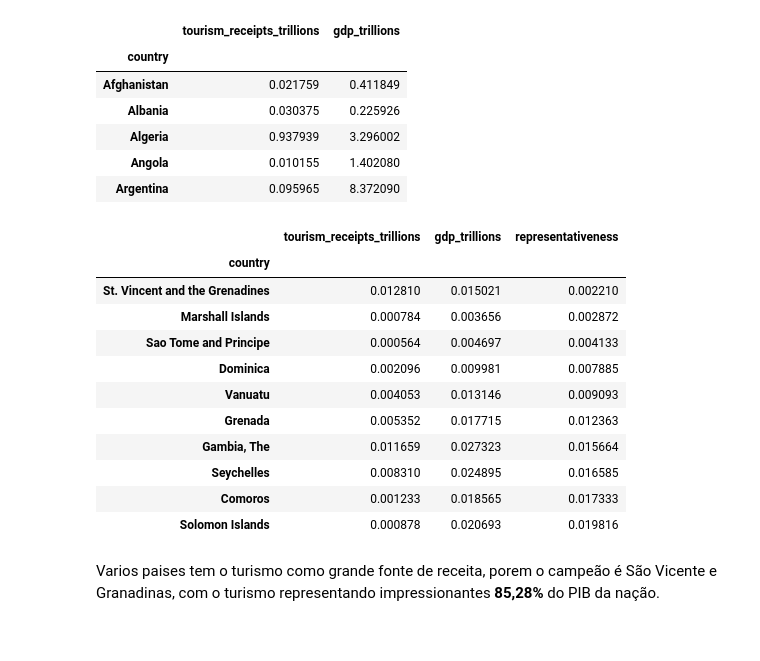
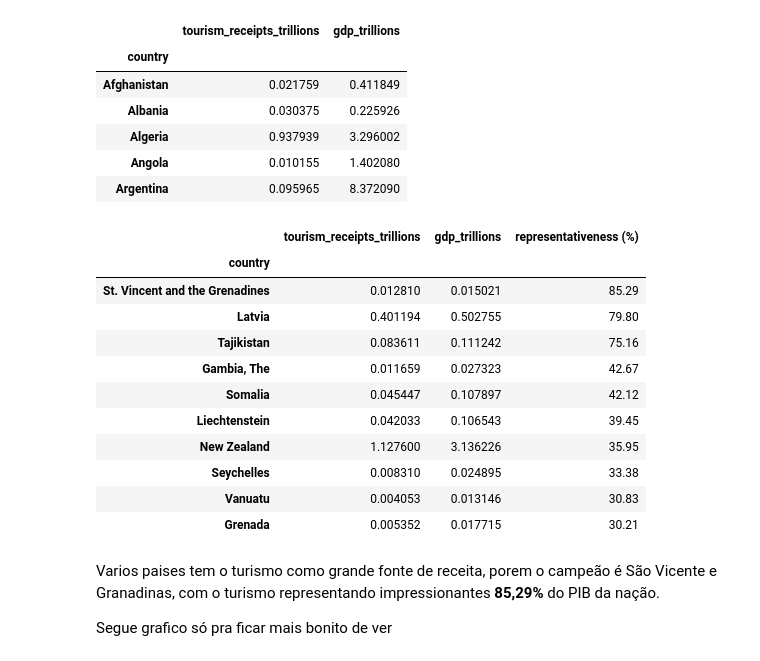
Before and after one commit to Gabs72P/Analise-da-economia-do-turismo-mundial, a Jupyter notebook: Projeto_Turismo.ipynb, the cells around one changed output. Saved outputs shown, nothing was run; the diff lists cells and outputs as text; code cells hidden in the pictures.

```diff
--- a/Projeto_Turismo.ipynb
+++ b/Projeto_Turismo.ipynb
@@ -493,26 +482,31 @@ tourism_x_gdp.head()
 | Angola | 0.010155 | 1.402080 |
 | Argentina | 0.095965 | 8.372090 |
 # %%
-# seguinte meu parceiro, vou criar uma coluna que vai subtrair o valor da coluna tourism_receitps da coluna gdp
-# depois vou ordenar do menor para o maior, quanto mais proximo de 0, maior a representatividade do turismo no PIB do pais
+# seguinte meu parceiro, vou criar uma coluna pra calcular a representatividade do turismo no pib
 
-tourism_x_gdp['representativeness'] = tourism_x_gdp['gdp_trillions'] - tourism_x_gdp['tourism_receipts_trillions']
+from os import rename
+tourism_x_gdp['representativeness'] = tourism_x_gdp['tourism_receipts_trillions'] / tourism_x_gdp['gdp_trillions']
 
-tourism_x_gdp = tourism_x_gdp.sort_values('representativeness')
+tourism_x_gdp = tourism_x_gdp.sort_values('representativeness', ascending=False)
+
+tourism_x_gdp['representativeness'] = (tourism_x_gdp['representativeness'] *100).round(2)
+tourism_x_gdp.rename(columns={'representativeness': 'representativeness (%)'}, inplace=True)
 
 tourism_x_gdp.head(10)
 # %% [output]
-|  | tourism_receipts_trillions | gdp_trillions | representativeness |
+|  | tourism_receipts_trillions | gdp_trillions | representativeness (%) |
 | country |  |  |  |
-| St. Vincent and the Grenadines | 0.012810 | 0.015021 | 0.002210 |
-| Marshall Islands | 0.000784 | 0.003656 | 0.002872 |
-| Sao Tome and Principe | 0.000564 | 0.004697 | 0.004133 |
-| Dominica | 0.002096 | 0.009981 | 0.007885 |
-| Vanuatu | 0.004053 | 0.013146 | 0.009093 |
-| Grenada | 0.005352 | 0.017715 | 0.012363 |
-| Gambia, The | 0.011659 | 0.027323 | 0.015664 |
-| Seychelles | 0.008310 | 0.024895 | 0.016585 |
-| Comoros | 0.001233 | 0.018565 | 0.017333 |
-| Solomon Islands | 0.000878 | 0.020693 | 0.019816 |
+| St. Vincent and the Grenadines | 0.012810 | 0.015021 | 85.29 |
+| Latvia | 0.401194 | 0.502755 | 79.80 |
+| Tajikistan | 0.083611 | 0.111242 | 75.16 |
+| Gambia, The | 0.011659 | 0.027323 | 42.67 |
+| Somalia | 0.045447 | 0.107897 | 42.12 |
+| Liechtenstein | 0.042033 | 0.106543 | 39.45 |
+| New Zealand | 1.127600 | 3.136226 | 35.95 |
+| Seychelles | 0.008310 | 0.024895 | 33.38 |
+| Vanuatu | 0.004053 | 0.013146 | 30.83 |
+| Grenada | 0.005352 | 0.017715 | 30.21 |
 # %% [markdown]
-Varios paises tem o turismo como grande fonte de receita, porem o campeão é São Vicente e Granadinas, com o turismo representando impressionantes **85,28%** do PIB da nação.
+Varios paises tem o turismo como grande fonte de receita, porem o campeão é São Vicente e Granadinas, com o turismo representando impressionantes **85,29%** do PIB da nação.
+
+Segue grafico só pra ficar mais bonito de ver
```
Also changed, not shown: parts of 3 cells of this notebook.
